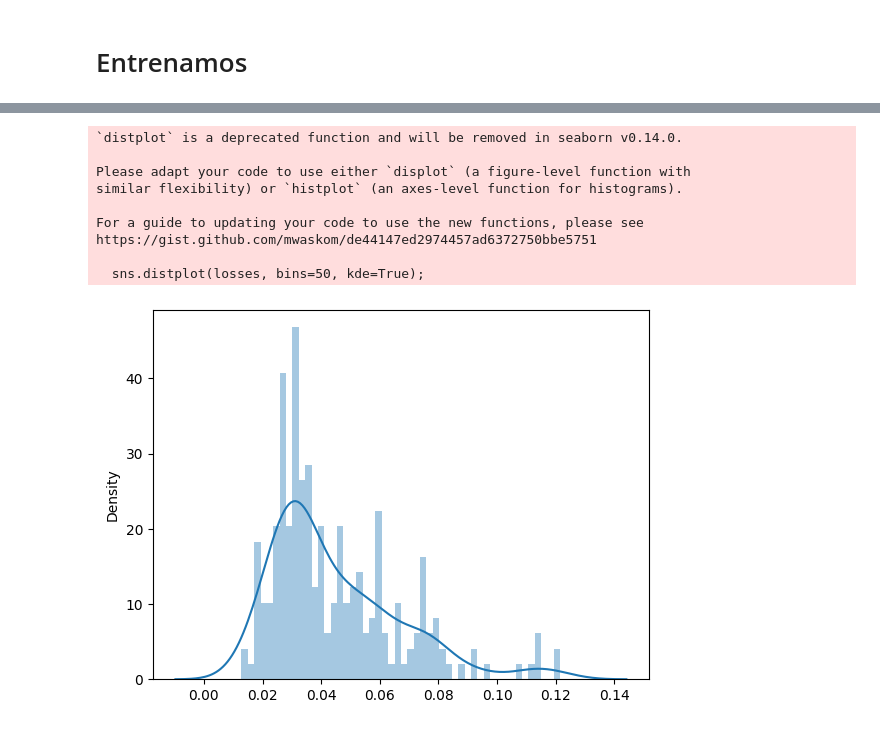
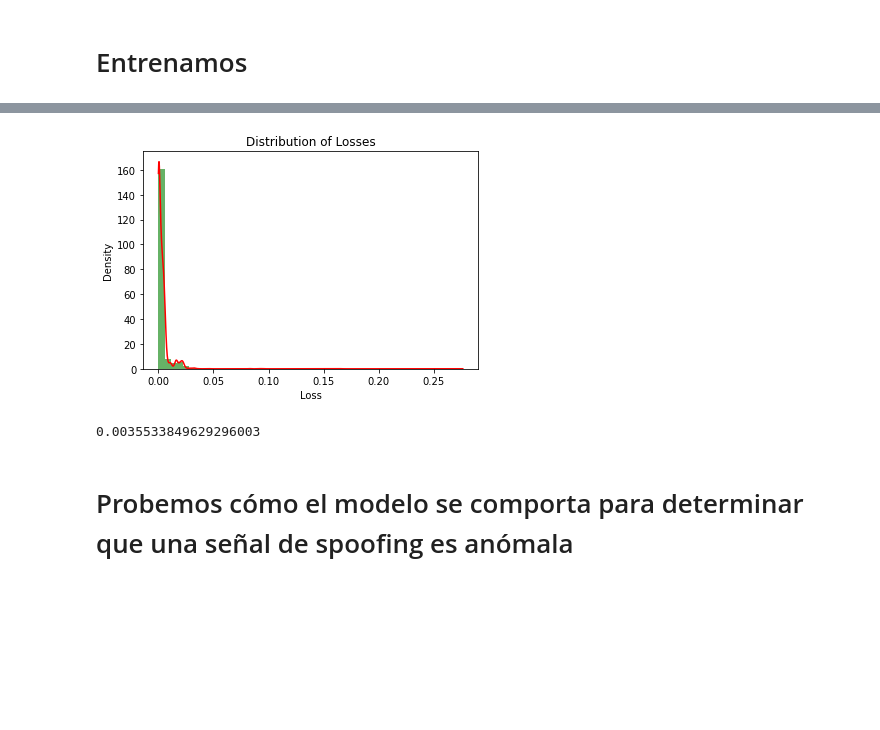
Before and after one commit to SandraJuarez/Cybersecurity, a Jupyter notebook: main.ipynb, the cells around one changed output, grey strips where cells are left out. Cells and saved outputs as stored; diff of their text form; code cells hidden in the pictures; blank space fills up the shorter version.

```diff
--- a/main.ipynb
+++ b/main.ipynb
@@ -22,5 +22,5 @@ torch.manual_seed(RANDOM_SEED)
 Limpiamos la data y la dejamos en el formato necesario para entrenar
 ====================================================================
 # %%
-train_dataset,seq_len,n_features,val_dataset=dm.clean_and_get_Data('test2.csv')
+train_dataset,seq_len,n_features,val_dataset=dm.clean_and_get_Data('benign_sample.csv')
 # %% [output]
@@ -43,6 +46,6 @@ model, history = train.train_model(
   model,
   train_dataset,
   val_dataset,
-  n_epochs=100
+  n_epochs=15
 )
 # %% [output]
@@ -83,20 +84,3 @@ def predict(model, dataset):
       predictions.append(seq_pred.cpu().numpy().flatten())
       losses.append(loss.item())
   return predictions, losses
-# %%
-import seaborn as sns
-from torch import nn
-_, losses = predict(model, train_dataset)
-
-sns.distplot(losses, bins=50, kde=True);
-# %% [output]
-`distplot` is a deprecated function and will be removed in seaborn v0.14.0.
-
-Please adapt your code to use either `displot` (a figure-level function with
-similar flexibility) or `histplot` (an axes-level function for histograms).
-
-For a guide to updating your code to use the new functions, please see
-https://gist.github.com/mwaskom/de44147ed2974457ad6372750bbe5751
-
-  sns.distplot(losses, bins=50, kde=True);
-[figure, removed]
@@ -105,3 +87,54 @@ THRESHOLD = 0.14
+# %%
+#import seaborn as sns
+from torch import nn
+MODEL_PATH = 'model.pth'
+loaded_model = torch.load(MODEL_PATH)
+
+# Asegúrate de definir 'device' según corresponda (por ejemplo, 'cpu' o 'cuda')
+device = torch.device('cuda' if torch.cuda.is_available() else 'cpu')
+loaded_model = loaded_model.to(device)
+
+# Ahora puedes hacer predicciones con el modelo cargado
+# Suponiendo que tienes un conjunto de datos llamado 'mi_dataset'
+# que quieres usar para hacer predicciones
+
+_, losses = predict(loaded_model, train_dataset)
+
+#sns.distplot(losses, bins=50, kde=True);
+# %%
+import matplotlib.pyplot as plt
+import numpy as np
+from scipy.stats import gaussian_kde
+
+# Suponiendo que "losses" es una lista de valores de pérdida
+
+# Creamos el histograma
+plt.hist(losses, bins=50, density=True, alpha=0.6, color='g')
+
+# Creamos una estimación de densidad de kernel (KDE)
+kde = gaussian_kde(losses)
+kde_xs = np.linspace(min(losses), max(losses), 1000)
+kde_values = kde.evaluate(kde_xs)
+plt.plot(kde_xs, kde_values, 'r')
+
+# Añadimos etiquetas y título
+plt.xlabel('Loss')
+plt.ylabel('Density')
+plt.title('Distribution of Losses')
+
+# Mostramos el gráfico
+plt.show()
+# %% [output]
+[figure, added]
+# %%
+import numpy as np
+THRESHOLD = np.mean(losses)
+print(THRESHOLD)
+# %% [output]
+0.0035533849629296003
+# %% [markdown]
+Probemos cómo el modelo se comporta para determinar que una señal de spoofing es anómala
+===========================================================================================
 # %%
 anomaly_dataset,Aseq_len,An_features,Aval_dataset=dm.clean_and_get_Data('spoofing_1.csv')
 # %% [output]
```
Also changed, not shown: parts of 17 cells of this notebook, 11 other files.
